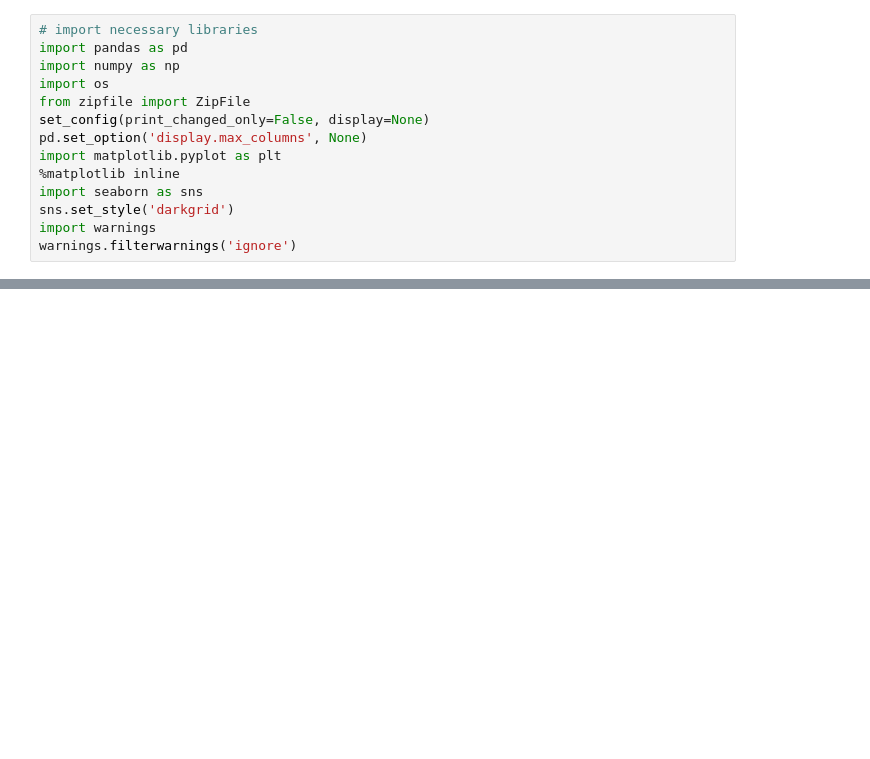
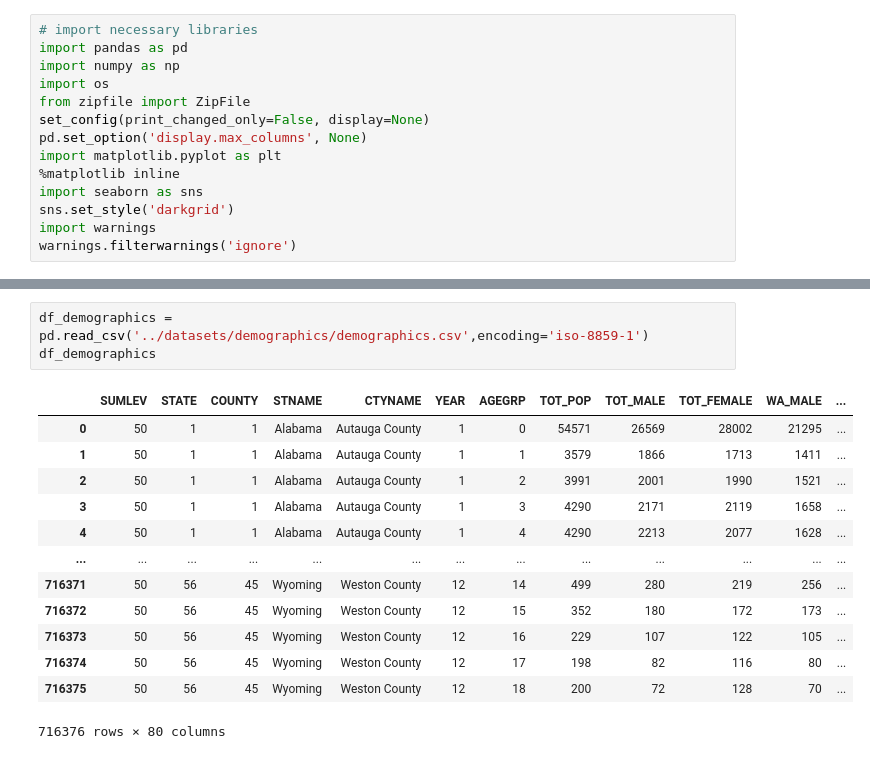
Before and after one commit to khyateed/projecting-food-insecurity, a Jupyter notebook: notebooks/cleaning.ipynb, the cells around one changed output, grey strips where cells are left out. Drawn from its saved outputs; the diff is of its cells as text; blank space fills up the shorter version.

```diff
--- a/notebooks/cleaning.ipynb
+++ b/notebooks/cleaning.ipynb
@@ -139,0 +255,17 @@ df_household_20
+# %%
+df_demographics = pd.read_csv('../datasets/demographics/demographics.csv',encoding='iso-8859-1')
+df_demographics
+# %% [output]
+|  | SUMLEV | STATE | COUNTY | STNAME | CTYNAME | YEAR | AGEGRP | TOT_POP | TOT_MALE | TOT_FEMALE | WA_MALE | ... |
+| 0 | 50 | 1 | 1 | Alabama | Autauga County | 1 | 0 | 54571 | 26569 | 28002 | 21295 | ... |
+| 1 | 50 | 1 | 1 | Alabama | Autauga County | 1 | 1 | 3579 | 1866 | 1713 | 1411 | ... |
+| 2 | 50 | 1 | 1 | Alabama | Autauga County | 1 | 2 | 3991 | 2001 | 1990 | 1521 | ... |
+| 3 | 50 | 1 | 1 | Alabama | Autauga County | 1 | 3 | 4290 | 2171 | 2119 | 1658 | ... |
+| 4 | 50 | 1 | 1 | Alabama | Autauga County | 1 | 4 | 4290 | 2213 | 2077 | 1628 | ... |
+| ... | ... | ... | ... | ... | ... | ... | ... | ... | ... | ... | ... | ... |
+| 716371 | 50 | 56 | 45 | Wyoming | Weston County | 12 | 14 | 499 | 280 | 219 | 256 | ... |
+| 716372 | 50 | 56 | 45 | Wyoming | Weston County | 12 | 15 | 352 | 180 | 172 | 173 | ... |
+| 716373 | 50 | 56 | 45 | Wyoming | Weston County | 12 | 16 | 229 | 107 | 122 | 105 | ... |
+| 716374 | 50 | 56 | 45 | Wyoming | Weston County | 12 | 17 | 198 | 82 | 116 | 80 | ... |
+| 716375 | 50 | 56 | 45 | Wyoming | Weston County | 12 | 18 | 200 | 72 | 128 | 70 | ... |
+716376 rows × 80 columns
```
Also changed, not shown: parts of 49 cells of this notebook.
